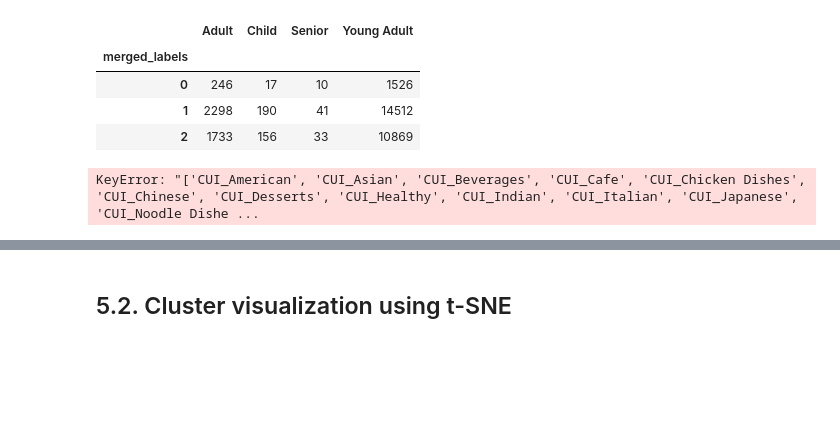
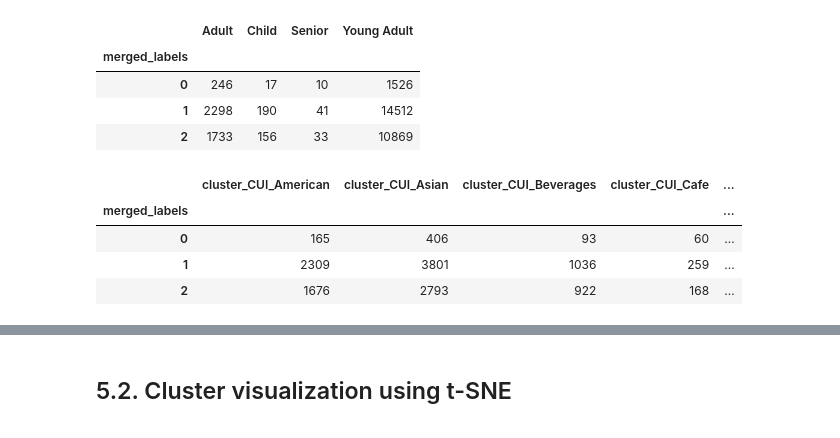
Before and after one commit to Telepatec/DataMiningProject, a Jupyter notebook: Clustering.ipynb, the cells around one changed output, grey strips where cells are left out. Saved outputs shown, nothing was run; the diff lists cells and outputs as text; code cells hidden in the pictures; blank space fills up the shorter version.

```diff
--- a/Clustering.ipynb
+++ b/Clustering.ipynb
@@ -1570,43 +1555,32 @@ df_age
 | 0 | 246 | 17 | 10 | 1526 |
 | 1 | 2298 | 190 | 41 | 14512 |
 | 2 | 1733 | 156 | 33 | 10869 |
-# %%
-df_preference = df[[
-    'merged_labels',
-    'CUI_American',
-    'CUI_Asian',
-    'CUI_Beverages',
-    'CUI_Cafe',
-    'CUI_Chicken Dishes',
-    'CUI_Chinese',
-    'CUI_Desserts',
-    'CUI_Healthy',
-    'CUI_Indian',
-    'CUI_Italian',
-    'CUI_Japanese',
-    'CUI_Noodle Dishes',
-    'CUI_OTHER',
-    'CUI_Street Food / Snacks',
-    'CUI_Thai',
-    'CUI_American',
-    'CUI_Asian',
-    'CUI_Beverages',
-    'CUI_Cafe',
-    'CUI_Chicken Dishes',
-    'CUI_Chinese',
-    'CUI_Desserts',
-    'CUI_Healthy',
-    'CUI_Indian',
-    'CUI_Italian',
-    'CUI_Japanese',
-    'CUI_Noodle Dishes',
-    'CUI_OTHER',
-    'CUI_Street Food / Snacks',
-    'CUI_Thai'
-    ]].groupby(['merged_labels']).sum()
-
-df_preference
-# %% [output]
-KeyError: "['CUI_American', 'CUI_Asian', 'CUI_Beverages', 'CUI_Cafe', 'CUI_Chicken Dishes', 'CUI_Chinese', 'CUI_Desserts', 'CUI_Healthy', 'CUI_Indian', 'CUI_Italian', 'CUI_Japanese', 'CUI_Noodle Dishe ...
+# %%
+df_preference = df[[
+    'merged_labels',
+    'cluster_CUI_American',
+    'cluster_CUI_Asian',
+    'cluster_CUI_Beverages',
+    'cluster_CUI_Cafe',
+    'cluster_CUI_Chicken Dishes',
+    'cluster_CUI_Chinese',
+    'cluster_CUI_Desserts',
+    'cluster_CUI_Healthy',
+    'cluster_CUI_Indian',
+    'cluster_CUI_Italian',
+    'cluster_CUI_Japanese',
+    'cluster_CUI_Noodle Dishes',
+    'cluster_CUI_OTHER',
+    'cluster_CUI_Street Food / Snacks',
+    'cluster_CUI_Thai'
+     ]].groupby(['merged_labels']).sum()
+
+df_preference
+# %% [output]
+|  | cluster_CUI_American | cluster_CUI_Asian | cluster_CUI_Beverages | cluster_CUI_Cafe | ... |
+| merged_labels |  |  |  |  | ... |
+| 0 | 165 | 406 | 93 | 60 | ... |
+| 1 | 2309 | 3801 | 1036 | 259 | ... |
+| 2 | 1676 | 2793 | 922 | 168 | ... |
 # %%
 df[['merged_labels']].groupby(['merged_labels']).value_counts()
```
Also changed, not shown: parts of 27 cells of this notebook, 1 other file.
